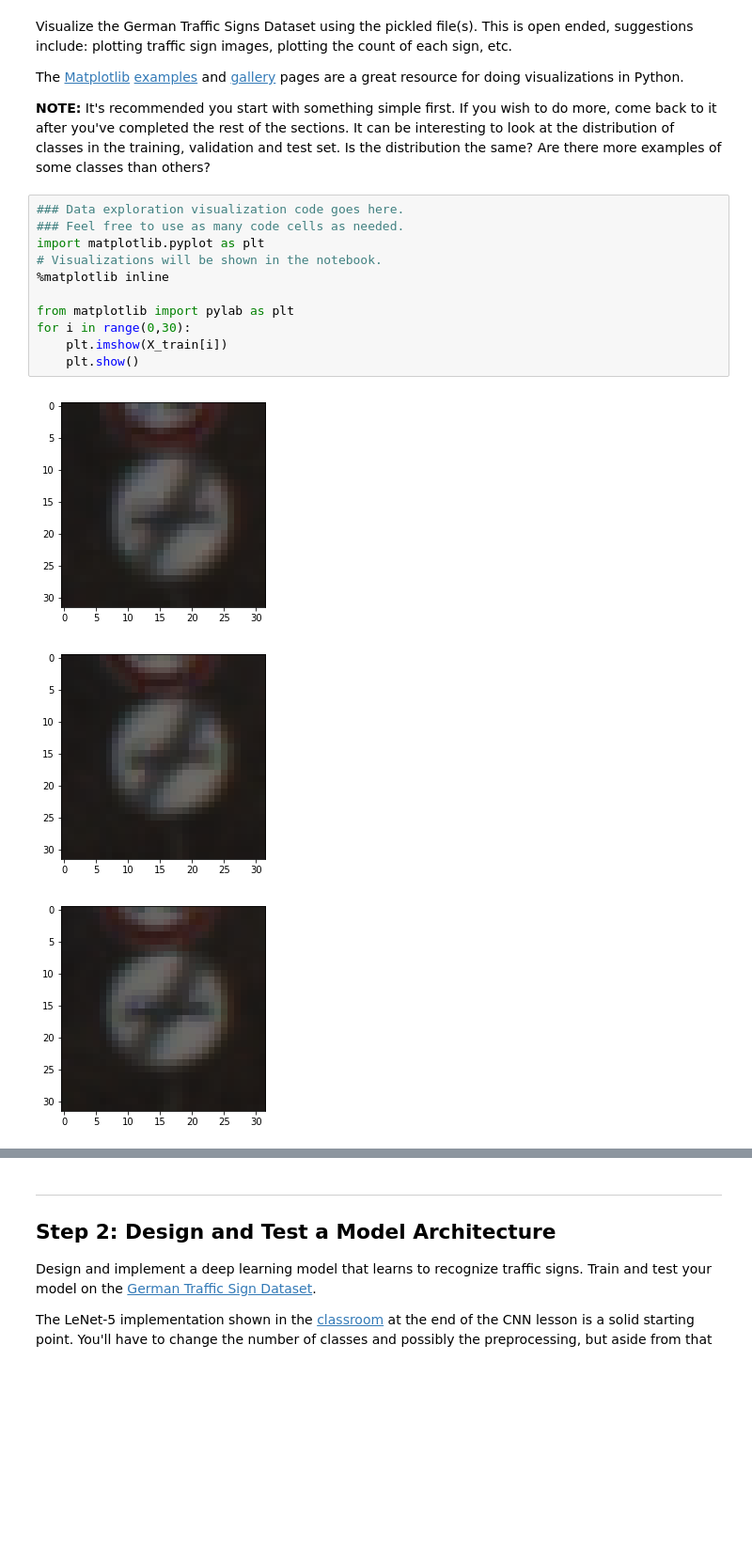
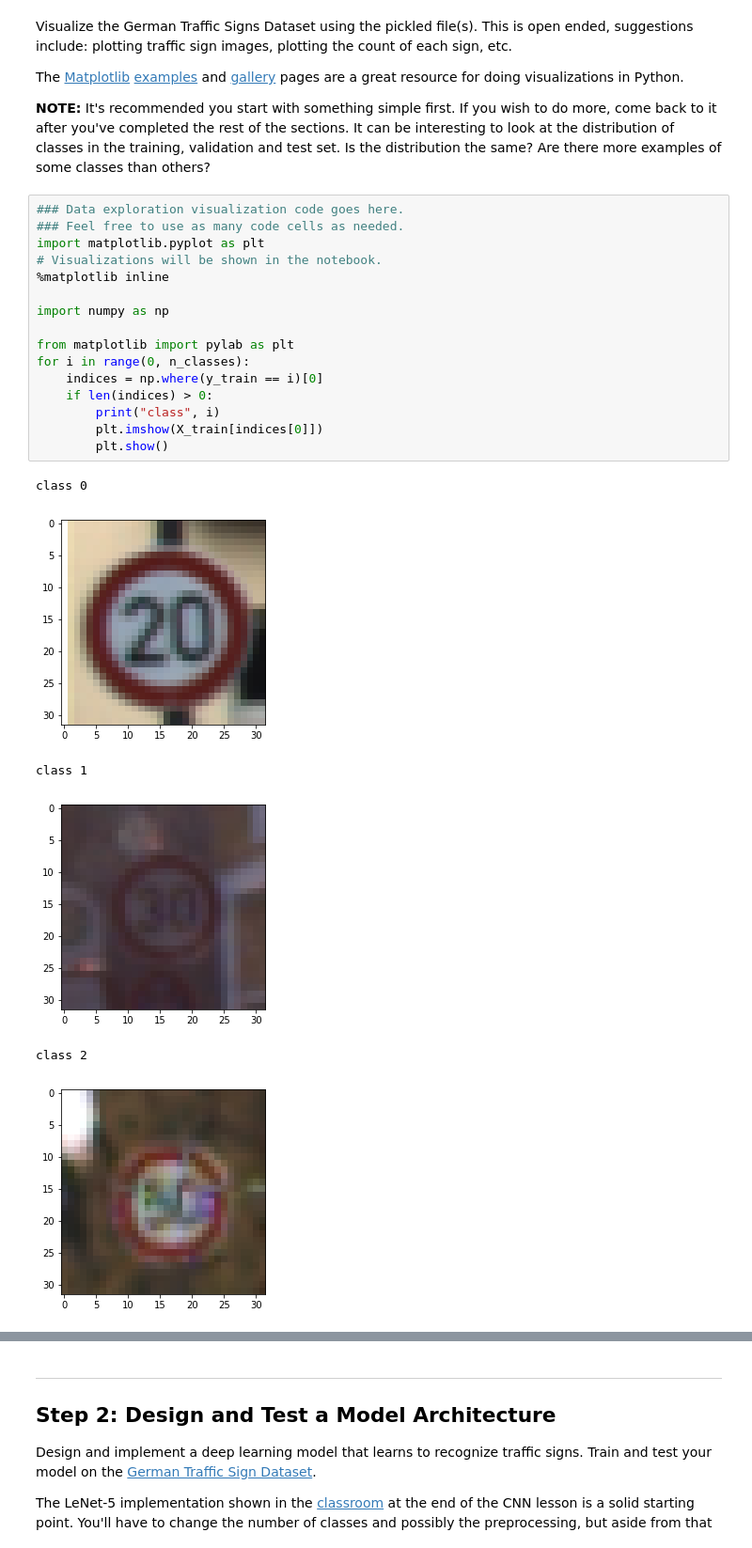
Before and after one commit to TakashiNakagawa/CarND-Traffic-Sign-Classifier-Project, a Jupyter notebook: Traffic_Sign_Classifier.ipynb, the cells around one changed output, grey strips where cells are left out. Shown: that part at 94% size. Cells and saved outputs as stored; diff of their text form; blank space fills up the shorter version.

```diff
--- a/Traffic_Sign_Classifier.ipynb
+++ b/Traffic_Sign_Classifier.ipynb
@@ -132,15 +135,23 @@ The [Matplotlib](http://matplotlib.org/) [examples](http://matplotlib.org/exampl
 # %%
 ### Data exploration visualization code goes here.
 ### Feel free to use as many code cells as needed.
 import matplotlib.pyplot as plt
 # Visualizations will be shown in the notebook.
 %matplotlib inline
 
+import numpy as np
+
 from matplotlib import pylab as plt
-for i in range(0,30):
-    plt.imshow(X_train[i])
-    plt.show()
+for i in range(0, n_classes):
+    indices = np.where(y_train == i)[0]
+    if len(indices) > 0:
+        print("class", i)
+        plt.imshow(X_train[indices[0]])
+        plt.show()
 # %% [output]
+class 0
-[figure, old version]
+[figure, new version]
+class 1
-[figure, old version]
+[figure, new version]
+class 2
-[figure, old version]
+[figure, new version]
```
Also changed, not shown: parts of 2 cells of this notebook.
